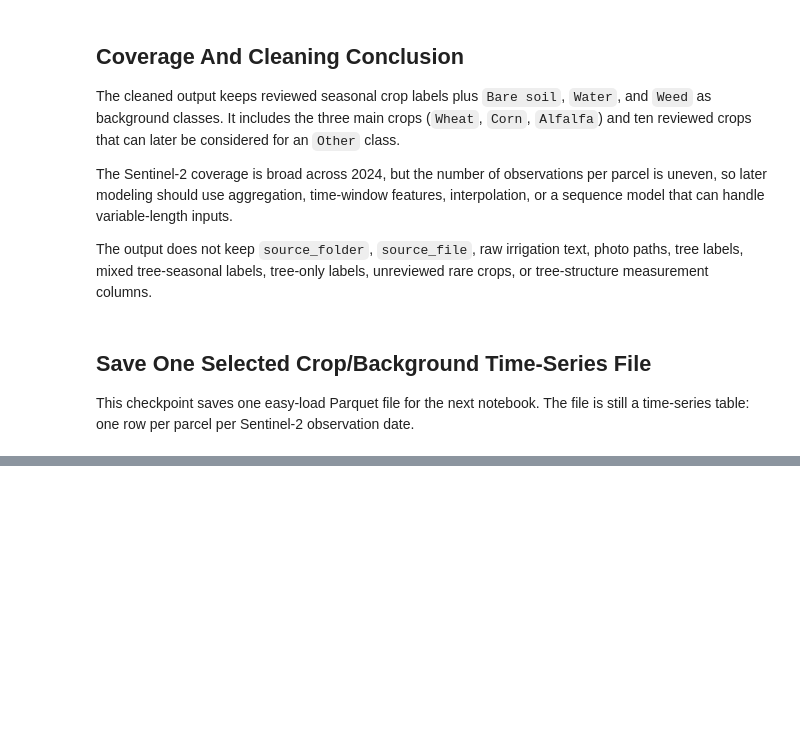
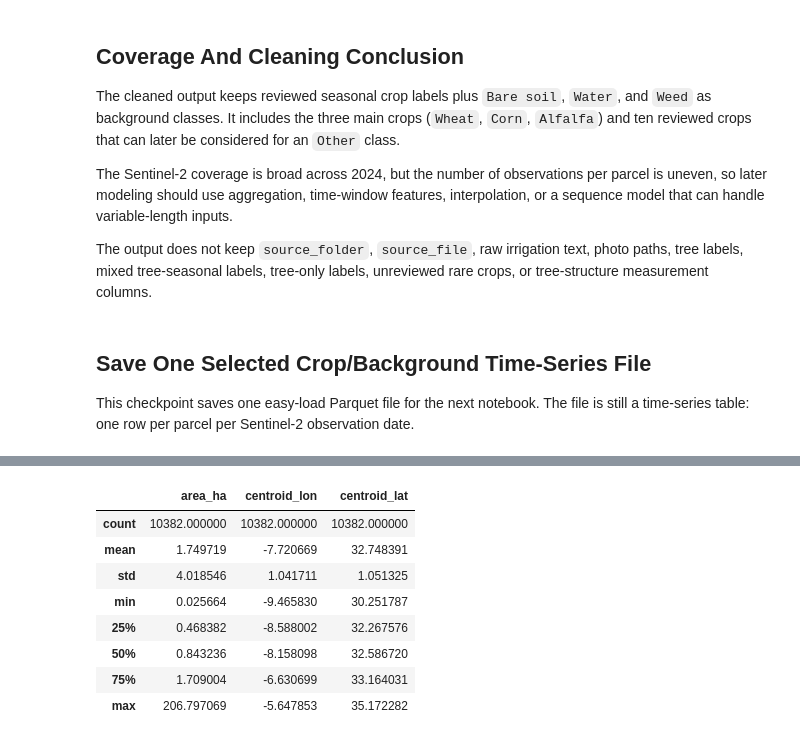
Before and after one commit to Abdo-Eid/FarmTrust, a Jupyter notebook: notebooks/07-morocco_dataset.ipynb, the cells around one changed output, grey strips where cells are left out. Drawn from its saved outputs; the diff is of its cells as text; code cells hidden in the pictures; blank space fills up the shorter version.

```diff
--- a/notebooks/07-morocco_dataset.ipynb
+++ b/notebooks/07-morocco_dataset.ipynb
@@ -370,0 +392,78 @@ Final columns:
+# %%
+import math
+import numpy as np
+import shapefile
+from pyproj import Transformer
+from shapely.geometry import MultiPolygon, Polygon
+from shapely.ops import transform as shapely_transform
+
+SHAPE_PATH = SHAPE_DIR / "lulc_fielddata.shp"
+
+
+def shape_to_geometry(shape):
+    if not shape.points:
+        return None
+
+    breaks = list(shape.parts) + [len(shape.points)]
+    polygons = []
+    for start, end in zip(breaks[:-1], breaks[1:]):
+        ring = shape.points[start:end]
+        if len(ring) < 4:
+            continue
+        polygon = Polygon(ring)
+        if not polygon.is_empty and polygon.area > 0:
+            polygons.append(polygon)
+
+    if not polygons:
+        return None
+    if len(polygons) == 1:
+        return polygons[0]
+    return MultiPolygon(polygons)
+
+
+def estimate_utm_epsg(lon, lat):
+    zone = int((lon + 180) / 6) + 1
+    return 32600 + zone if lat >= 0 else 32700 + zone
+
+
+def projected_area_ha(geometry):
+    if geometry is None or geometry.is_empty:
+        return np.nan
+    centroid = geometry.centroid
+    epsg = estimate_utm_epsg(centroid.x, centroid.y)
+    transformer = Transformer.from_crs("EPSG:4326", f"EPSG:{epsg}", always_xy=True)
+    projected = shapely_transform(transformer.transform, geometry)
+    return float(projected.area / 10000.0)
+
+
+reader = shapefile.Reader(str(SHAPE_PATH), encoding="utf-8")
+shape_fields = [field[0] for field in reader.fields[1:]]
+geometry_rows = []
+
+for record, shape in zip(reader.records(), reader.shapes()):
+    attrs = dict(zip(shape_fields, record))
+    geometry = shape_to_geometry(shape)
+    centroid = geometry.centroid if geometry is not None else None
+    bbox = shape.bbox if shape.points else [np.nan, np.nan, np.nan, np.nan]
+
+    geometry_rows.append(
+        {
+            "parcel_id": attrs.get("parcel_id"),
+            "geometry_wkt": geometry.wkt if geometry is not None else None,
+            "centroid_lon": float(centroid.x) if centroid is not None else np.nan,
+            "centroid_lat": float(centroid.y) if centroid is not None else np.nan,
+            "bbox_min_lon": float(bbox[0]),
+            "bbox_min_lat": float(bbox[1]),
+            "bbox_max_lon": float(bbox[2]),
+            "bbox_max_lat": float(bbox[3]),
+            "area_ha": projected_area_ha(geometry),
+        }
+    )
+
+parcel_geometry = pd.DataFrame(geometry_rows)
+
+print("Geometry rows:", parcel_geometry.shape)
+print("Missing geometries:", parcel_geometry["geometry_wkt"].isna().sum())
+print("CRS: EPSG:4326 / WGS84")
+display(parcel_geometry[["area_ha", "centroid_lon", "centroid_lat"]].describe())
+# %% [output]
@@ -370,0 +473,9 @@ Final columns:
+|  | area_ha | centroid_lon | centroid_lat |
+| count | 10382.000000 | 10382.000000 | 10382.000000 |
+| mean | 1.749719 | -7.720669 | 32.748391 |
+| std | 4.018546 | 1.041711 | 1.051325 |
+| min | 0.025664 | -9.465830 | 30.251787 |
+| 25% | 0.468382 | -8.588002 | 32.267576 |
+| 50% | 0.843236 | -8.158098 | 32.586720 |
+| 75% | 1.709004 | -6.630699 | 33.164031 |
+| max | 206.797069 | -5.647853 | 35.172282 |
```
Also changed, not shown: parts of 21 cells of this notebook, 15 other files.
